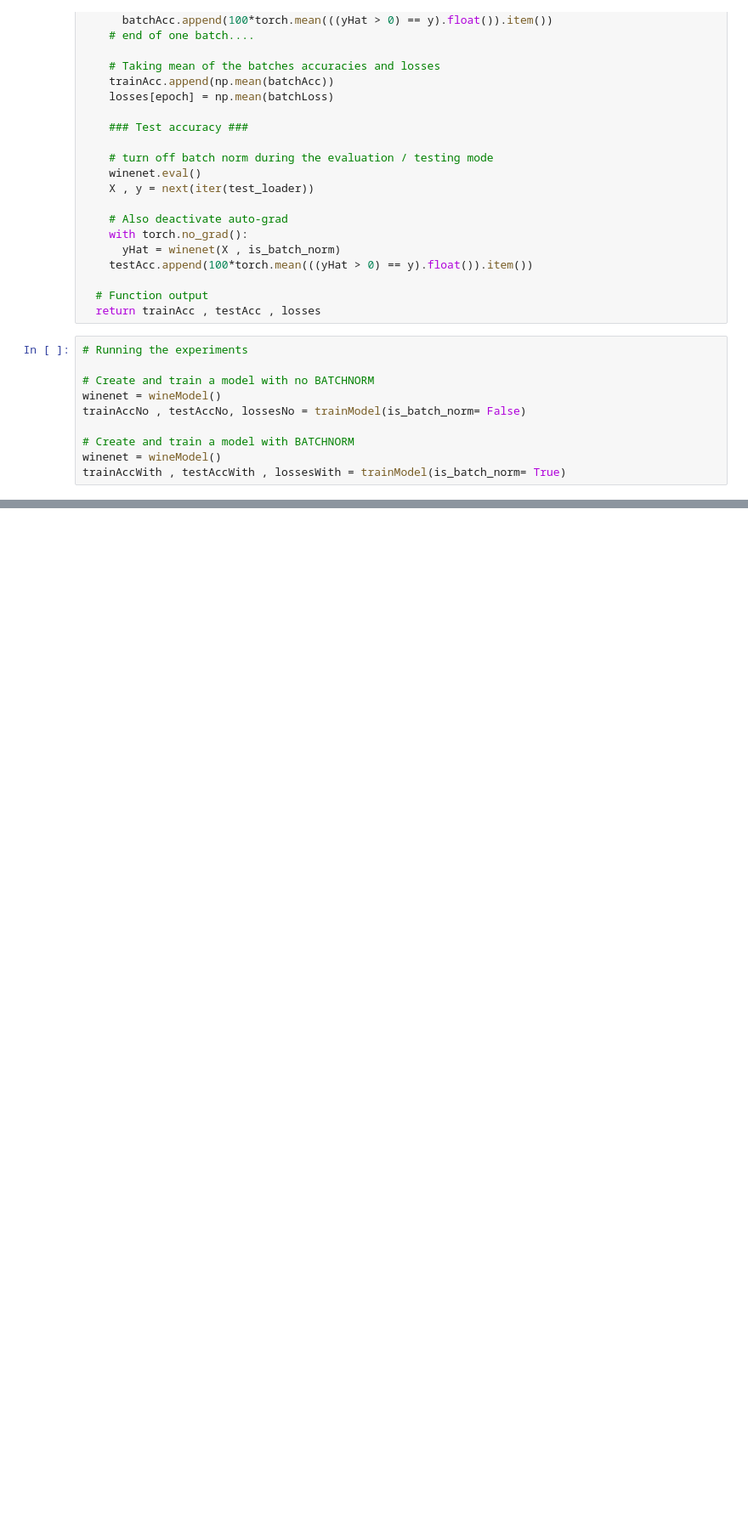
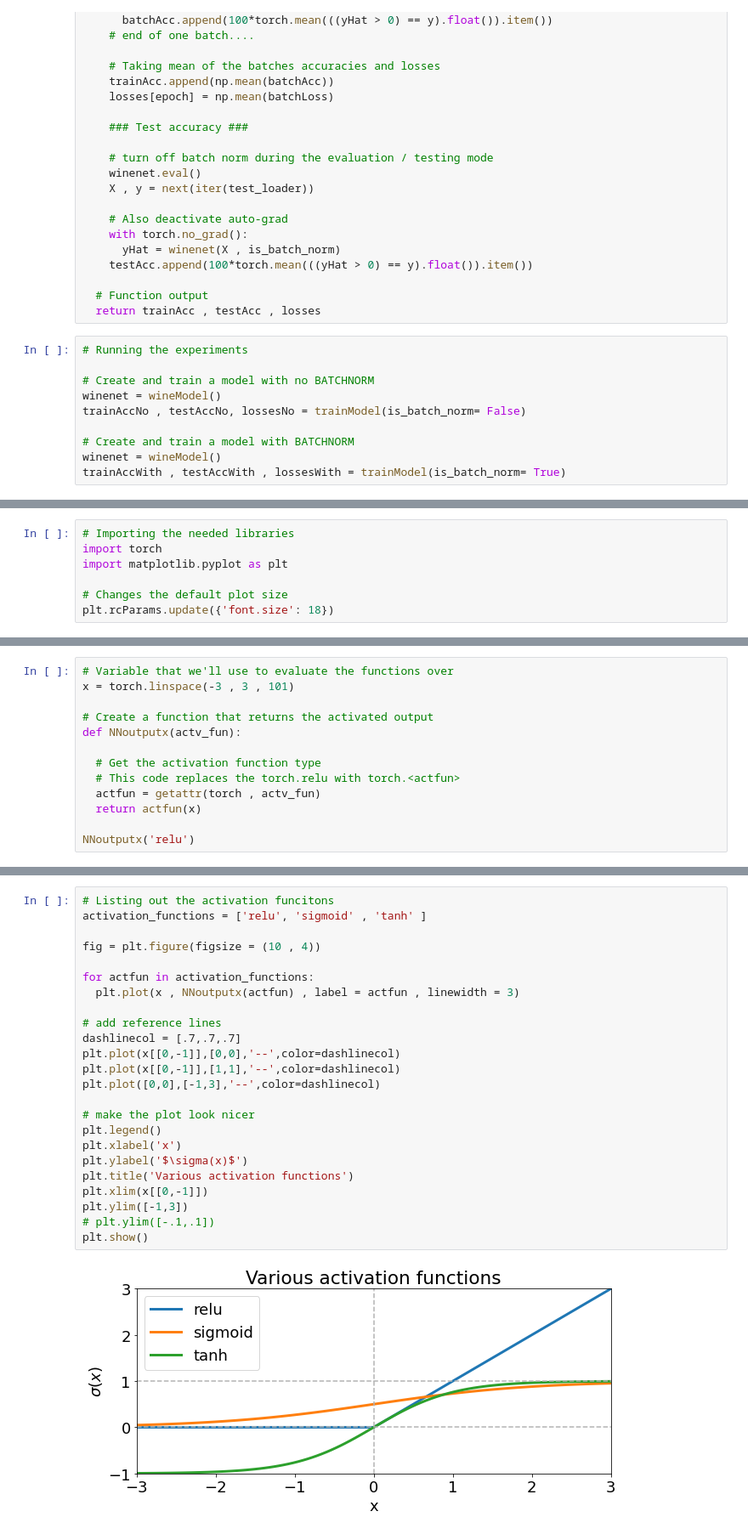
Before and after one commit to ashikshafi08/DUDL-Pytorch, a Jupyter notebook: Metaparameters.ipynb, the cells around one changed output, grey strips where cells are left out. Shown at 85% size. Drawn from its saved outputs; the diff is of its cells as text; blank space fills up the shorter version.

```diff
--- a/Metaparameters.ipynb
+++ b/Metaparameters.ipynb
@@ -585,0 +593,7 @@ plt.show()
+# %%
+# Importing the needed libraries
+import torch
+import matplotlib.pyplot as plt
+
+# Changes the default plot size
+plt.rcParams.update({'font.size': 18})
@@ -585,0 +604,13 @@ plt.show()
+# %%
+# Variable that we'll use to evaluate the functions over
+x = torch.linspace(-3 , 3 , 101)
+
+# Create a function that returns the activated output
+def NNoutputx(actv_fun):
+
+  # Get the activation function type
+  # This code replaces the torch.relu with torch.<actfun>
+  actfun = getattr(torch , actv_fun)
+  return actfun(x)
+
+NNoutputx('relu')
@@ -585,0 +630,26 @@ plt.show()
+# %%
+# Listing out the activation funcitons
+activation_functions = ['relu', 'sigmoid' , 'tanh' ]
+
+fig = plt.figure(figsize = (10 , 4))
+
+for actfun in activation_functions:
+  plt.plot(x , NNoutputx(actfun) , label = actfun , linewidth = 3)
+
+# add reference lines
+dashlinecol = [.7,.7,.7]
+plt.plot(x[[0,-1]],[0,0],'--',color=dashlinecol)
+plt.plot(x[[0,-1]],[1,1],'--',color=dashlinecol)
+plt.plot([0,0],[-1,3],'--',color=dashlinecol)
+
+# make the plot look nicer
+plt.legend()
+plt.xlabel('x')
+plt.ylabel('$\sigma(x)$')
+plt.title('Various activation functions')
+plt.xlim(x[[0,-1]])
+plt.ylim([-1,3])
+# plt.ylim([-.1,.1])
+plt.show()
+# %% [output]
+[figure, added]
```
Also changed, not shown: parts of 40 cells of this notebook.
